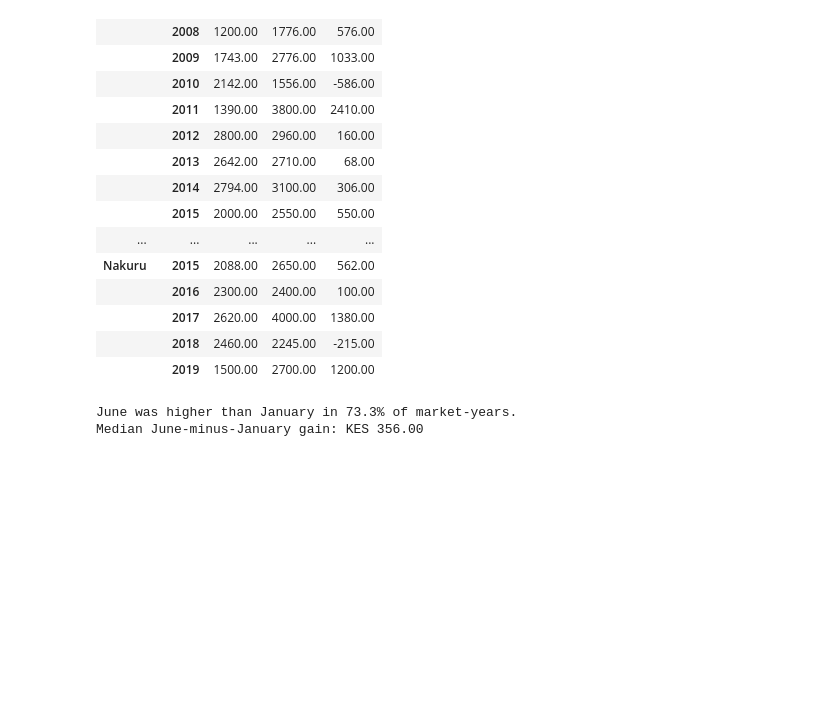
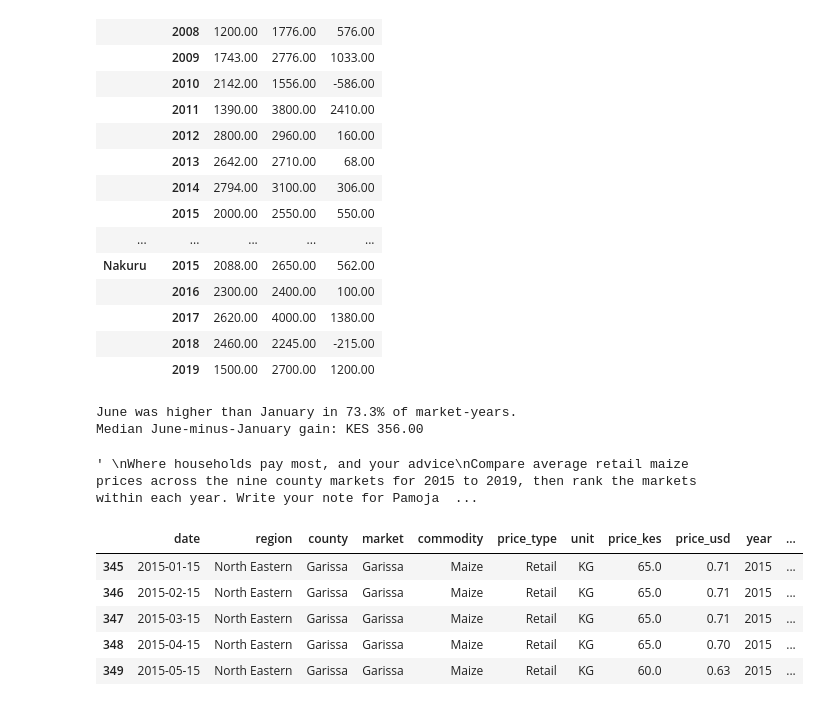
Before and after one commit to rose-odiwuor/food_market_prices, a Jupyter notebook: analysis.ipynb, the cells around one changed output. Drawn from its saved outputs; the diff is of its cells as text; code cells hidden in the pictures; blank space fills up the shorter version.

Commit message:
where households pay most

```diff
--- a/analysis.ipynb
+++ b/analysis.ipynb
@@ -404,3 +408,26 @@ print(f"Median June-minus-January gain: KES {median_gain:.2f}")
 # %% [output]
 June was higher than January in 73.3% of market-years.
 Median June-minus-January gain: KES 356.00
+# %%
+"""
+Where households pay most, and your advice
+Compare average retail maize prices across the nine county markets for 2015 to 2019, then rank the markets within each year. Write your note for Pamoja with advice backed by your numbers.
+
+Which retail market was the most expensive on average from 2015 to 2019, and which was the cheapest?
+
+Which markets ranked in the top three every single year?
+
+What would you tell a farmer group about when to sell, and which markets should county officers watch?
+"""
+# %% [output]
+' \nWhere households pay most, and your advice\nCompare average retail maize prices across the nine county markets for 2015 to 2019, then rank the markets within each year. Write your note for Pamoja  ...
+# %%
+retail_maize = df_retail[(df_retail["commodity"] == "Maize")]
+retail_maize.head()
+# %% [output]
+|  | date | region | county | market | commodity | price_type | unit | price_kes | price_usd | year | ... |
+| 345 | 2015-01-15 | North Eastern | Garissa | Garissa | Maize | Retail | KG | 65.0 | 0.71 | 2015 | ... |
+| 346 | 2015-02-15 | North Eastern | Garissa | Garissa | Maize | Retail | KG | 65.0 | 0.71 | 2015 | ... |
+| 347 | 2015-03-15 | North Eastern | Garissa | Garissa | Maize | Retail | KG | 65.0 | 0.71 | 2015 | ... |
+| 348 | 2015-04-15 | North Eastern | Garissa | Garissa | Maize | Retail | KG | 65.0 | 0.70 | 2015 | ... |
+| 349 | 2015-05-15 | North Eastern | Garissa | Garissa | Maize | Retail | KG | 60.0 | 0.63 | 2015 | ... |
```
Also changed, not shown: parts of 11 cells of this notebook.
